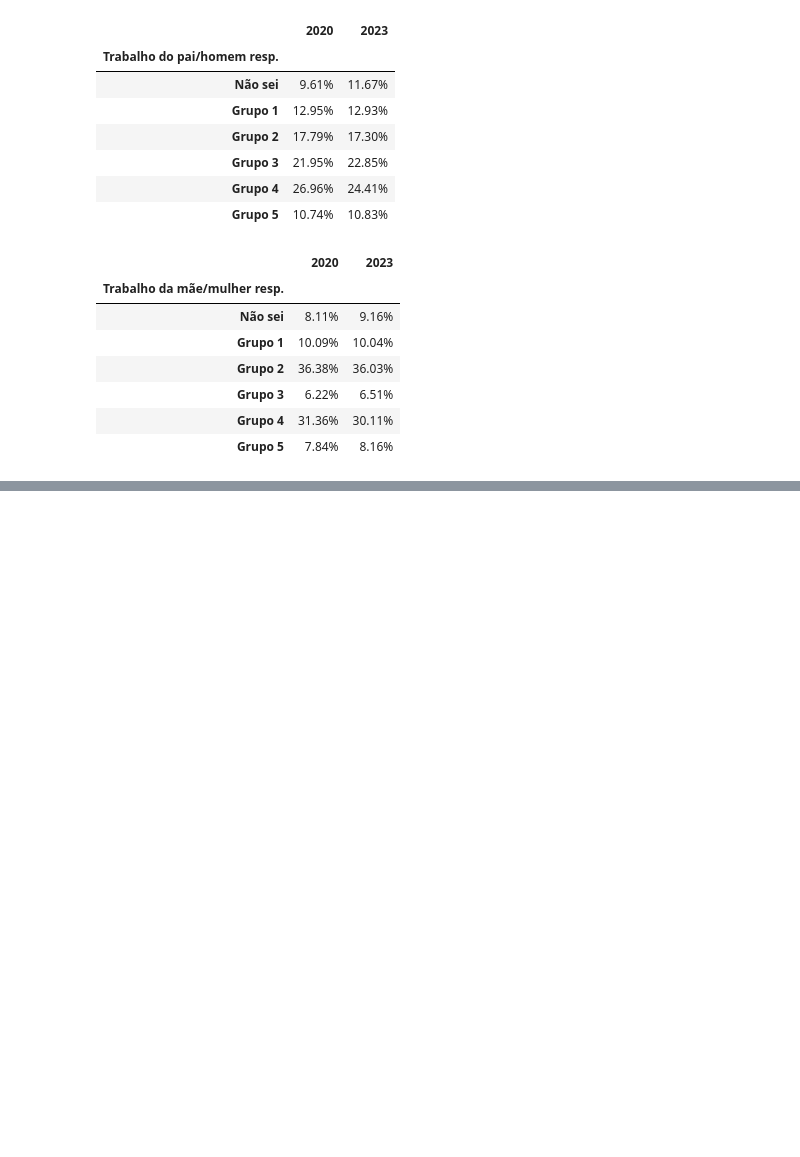
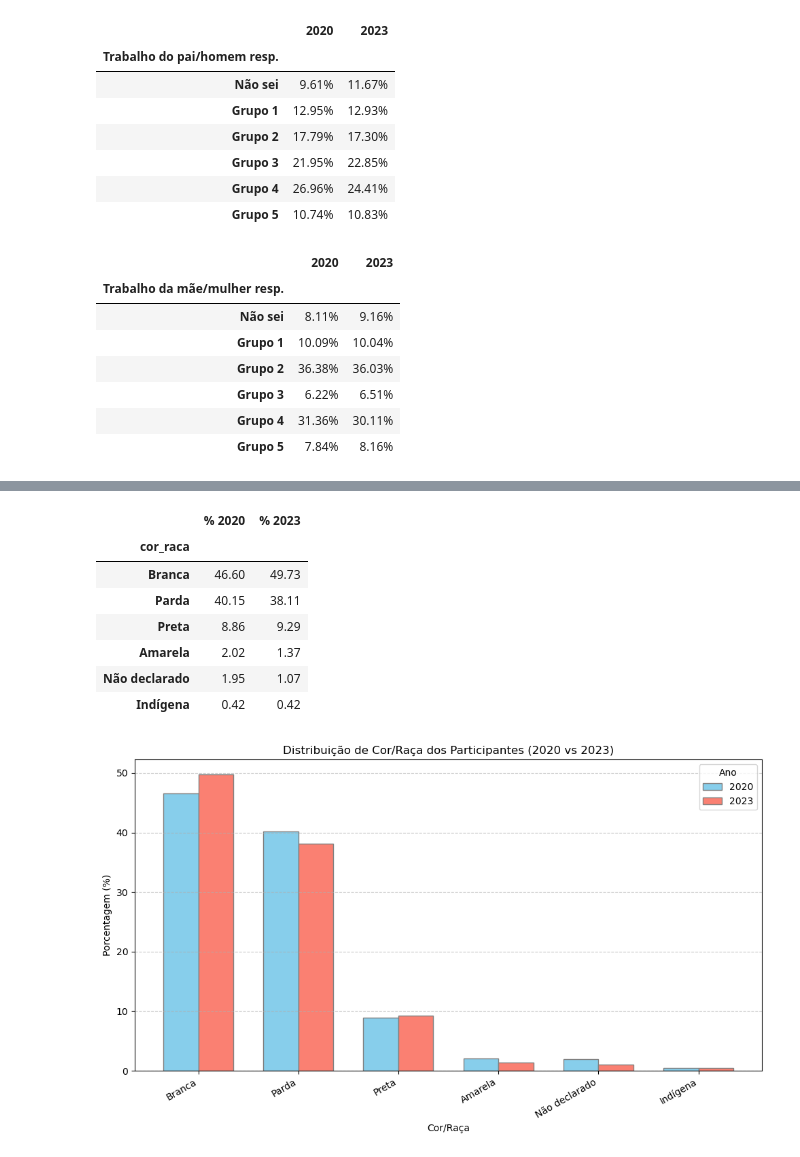
Before and after one commit to AllineOliveira/Projeto-2-Cdados, a Jupyter notebook: Projeto 2 - Grupo 6 2.ipynb, the cells around one changed output, grey strips where cells are left out. Drawn from its saved outputs; the diff is of its cells as text; code cells hidden in the pictures; blank space fills up the shorter version.

```diff
--- a/Projeto 2 - Grupo 6 2.ipynb
+++ b/Projeto 2 - Grupo 6 2.ipynb
@@ -929,0 +1075,57 @@ Apesar da presença nos grupos superiores, sendo eles os grupos 4 e 5 (médico/a
+# %%
+perc_raca_2020 = dados2020['cor_raca'].value_counts(normalize=True) * 100
+perc_raca_2023 = dados2023['cor_raca'].value_counts(normalize=True) * 100
+
+
+# 1 - Tabela comparativa
+
+tabela_raca = pd.DataFrame({
+    '% 2020': perc_raca_2020,
+    '% 2023': perc_raca_2023
+}).fillna(0)
+
+
+tabela_raca = tabela_raca.sort_values(by='% 2020', ascending=False)
+
+display(tabela_raca.round(2))
+
+
+# 2 - Preparando gráfico
+
+categorias = tabela_raca.index.tolist()
+contagens_20 = tabela_raca['% 2020'].values
+contagens_23 = tabela_raca['% 2023'].values
+
+bar_width = 0.35
+r1 = np.arange(len(categorias))
+r2 = r1 + bar_width
+
+
+# 3 - Plotando gráfico
+
+plt.figure(figsize=(10,6))
+
+plt.bar(r1, contagens_20, width=bar_width, color='skyblue', edgecolor='grey', label='2020')
+plt.bar(r2, contagens_23, width=bar_width, color='salmon', edgecolor='grey', label='2023')
+
+plt.xticks(r1 + bar_width/2, categorias, rotation=30, ha='right')
+
+plt.title('Distribuição de Cor/Raça dos Participantes (2020 vs 2023)')
+plt.xlabel('Cor/Raça')
+plt.ylabel('Porcentagem (%)')
+
+plt.grid(axis='y', linestyle='--', alpha=0.7)
+plt.legend(title='Ano')
+
+plt.tight_layout()
+plt.show()
+# %% [output]
+|  | % 2020 | % 2023 |
+| cor_raca |  |  |
+| Branca | 46.60 | 49.73 |
+| Parda | 40.15 | 38.11 |
+| Preta | 8.86 | 9.29 |
+| Amarela | 2.02 | 1.37 |
+| Não declarado | 1.95 | 1.07 |
+| Indígena | 0.42 | 0.42 |
+[figure, added]
```
Also changed, not shown: parts of 30 cells of this notebook.
